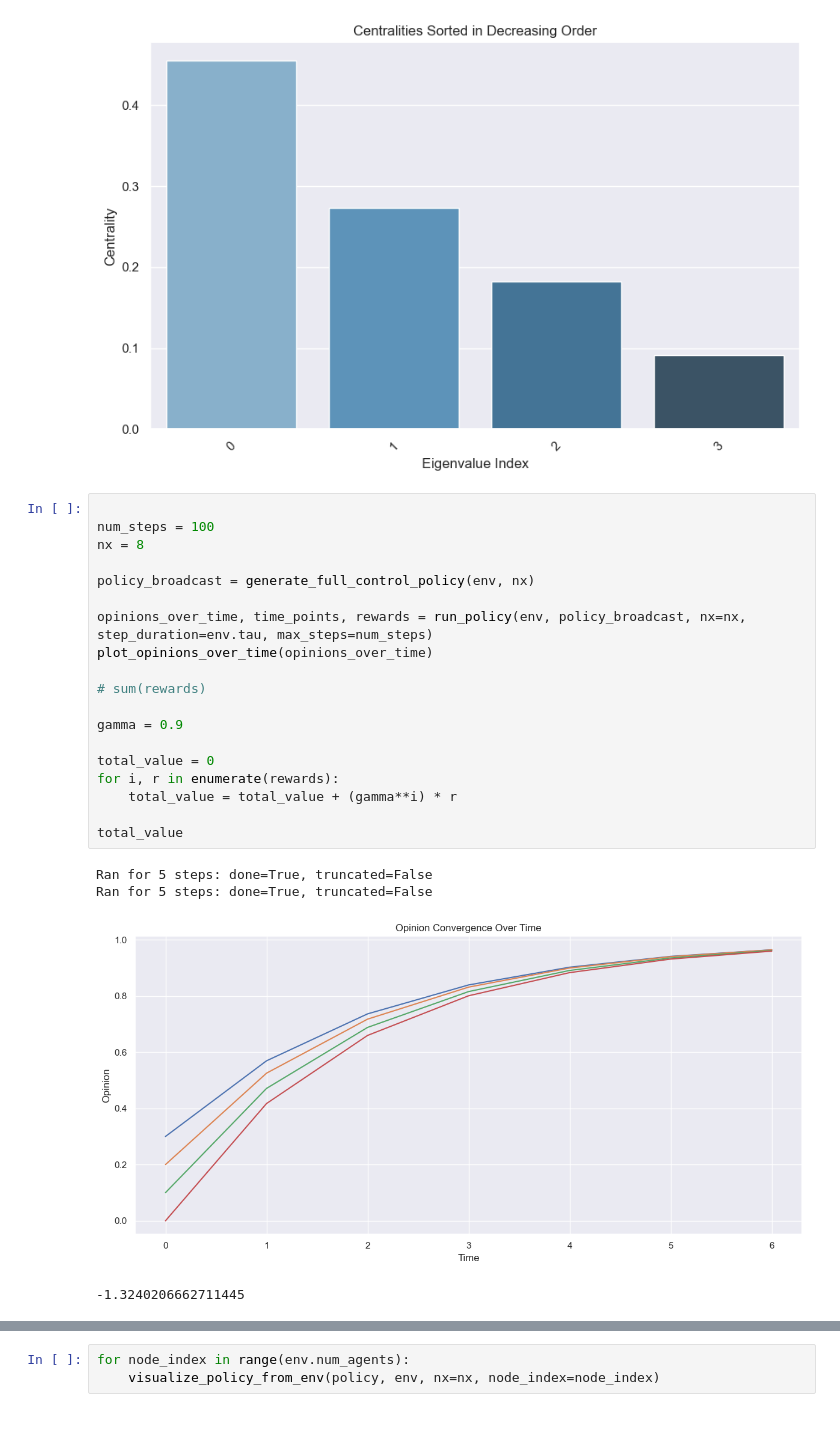
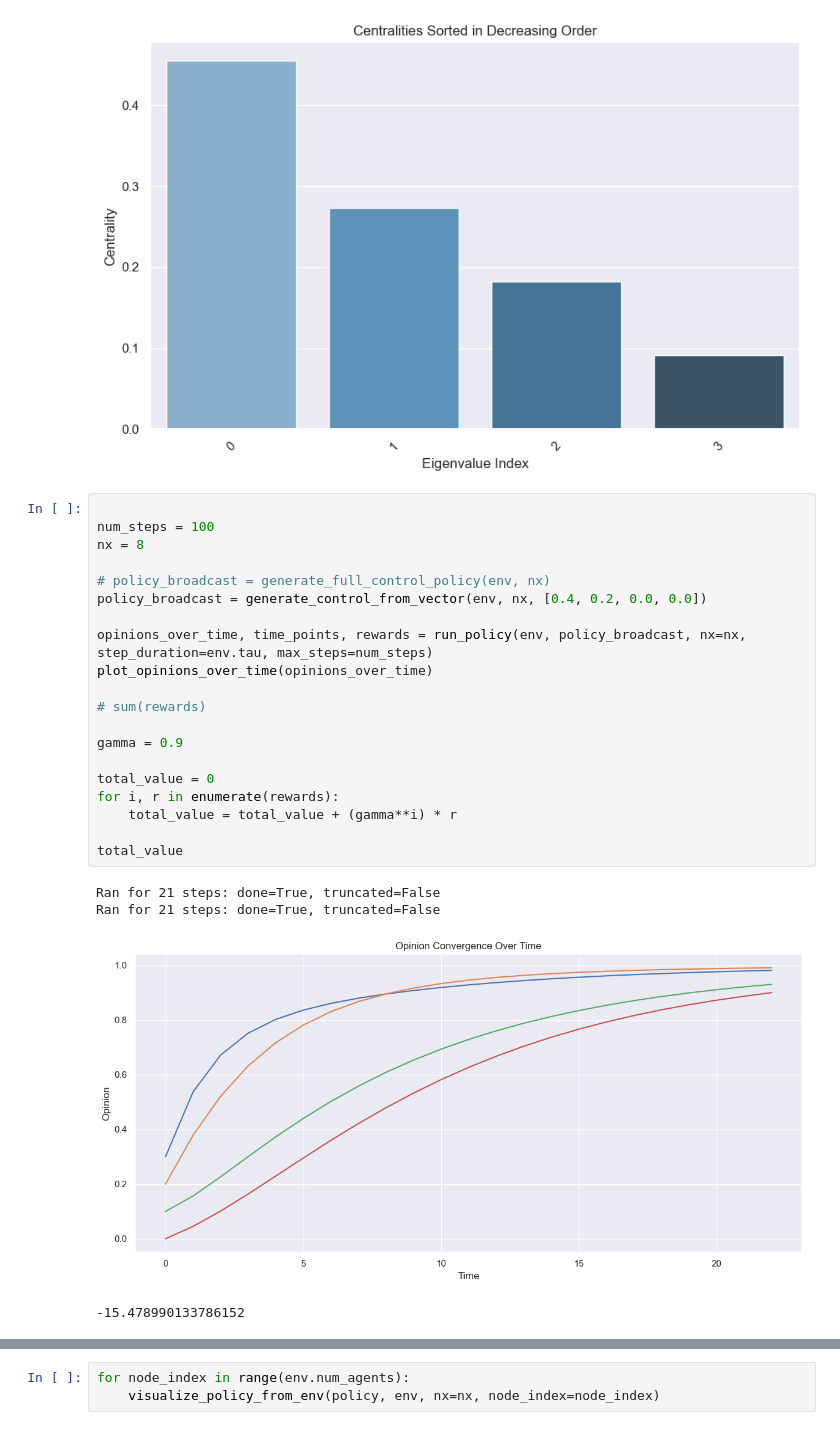
Before and after one commit to mariusdgm/phd-rl-algos, a Jupyter notebook: dqn/opinion_dynamics/experiments/baseline_dp_od.ipynb, the cells around one changed output, grey strips where cells are left out. Saved outputs shown, nothing was run; the diff lists cells and outputs as text.

```diff
--- a/dqn/opinion_dynamics/experiments/baseline_dp_od.ipynb
+++ b/dqn/opinion_dynamics/experiments/baseline_dp_od.ipynb
@@ -88,27 +88,28 @@ Passing `palette` without assigning `hue` is deprecated and will be removed in v
 # %%
 
 num_steps = 100
 nx = 8
 
-policy_broadcast = generate_full_control_policy(env, nx)
+# policy_broadcast = generate_full_control_policy(env, nx)
+policy_broadcast = generate_control_from_vector(env, nx, [0.4, 0.2, 0.0, 0.0])
 
 opinions_over_time, time_points, rewards = run_policy(env, policy_broadcast, nx=nx, step_duration=env.tau, max_steps=num_steps)
 plot_opinions_over_time(opinions_over_time)
 
 # sum(rewards)
 
 gamma = 0.9
 
 total_value = 0
 for i, r in enumerate(rewards):
     total_value = total_value + (gamma**i) * r
 
 total_value
 # %% [output]
-Ran for 5 steps: done=True, truncated=False
-Ran for 5 steps: done=True, truncated=False
+Ran for 21 steps: done=True, truncated=False
+Ran for 21 steps: done=True, truncated=False
-[figure, old version]
+[figure, new version]
--1.3240206662711445
+-15.478990133786152
 # %%
 sum(rewards)
 # %% [output]
```
Also changed, not shown: parts of 4 cells of this notebook, 10 other files.
